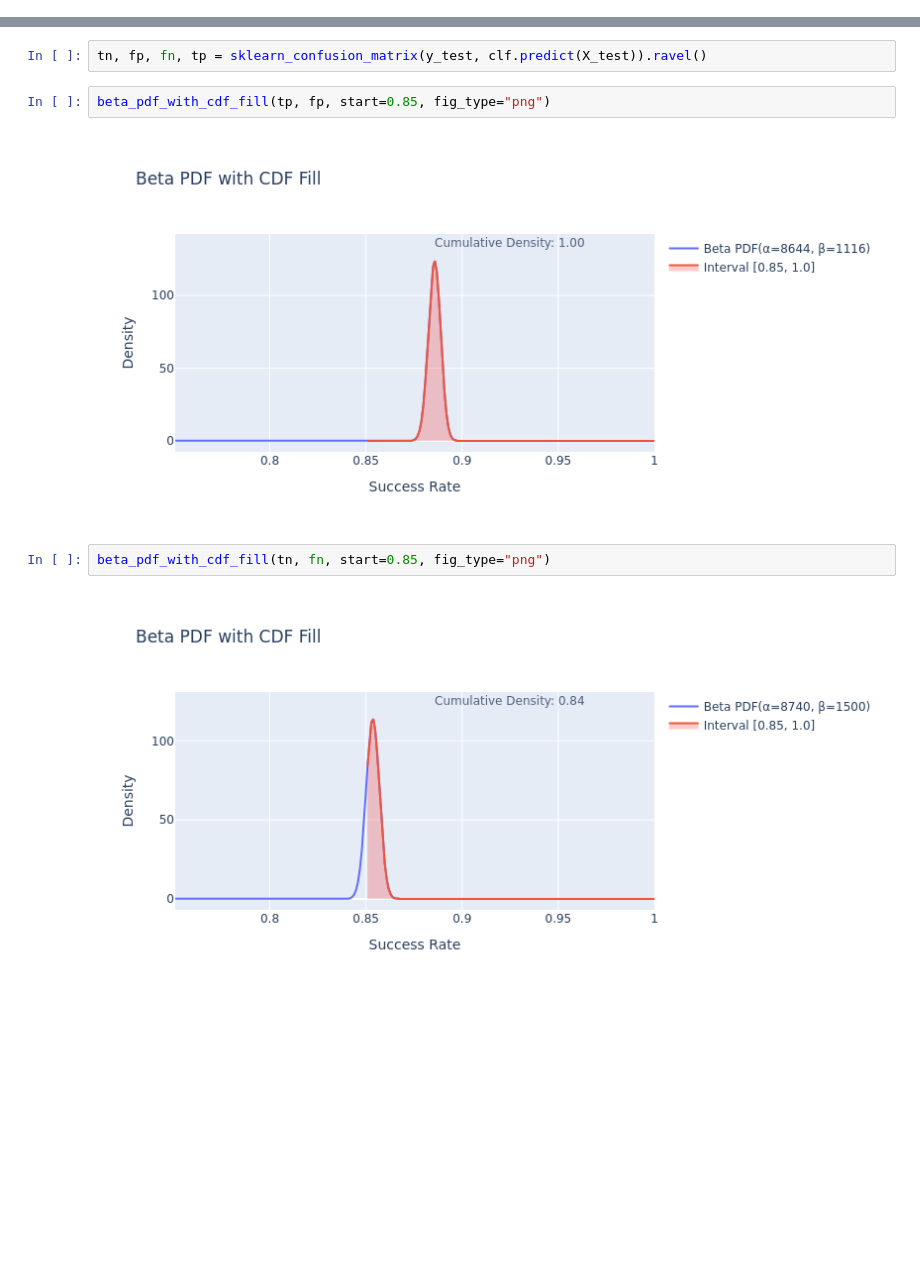
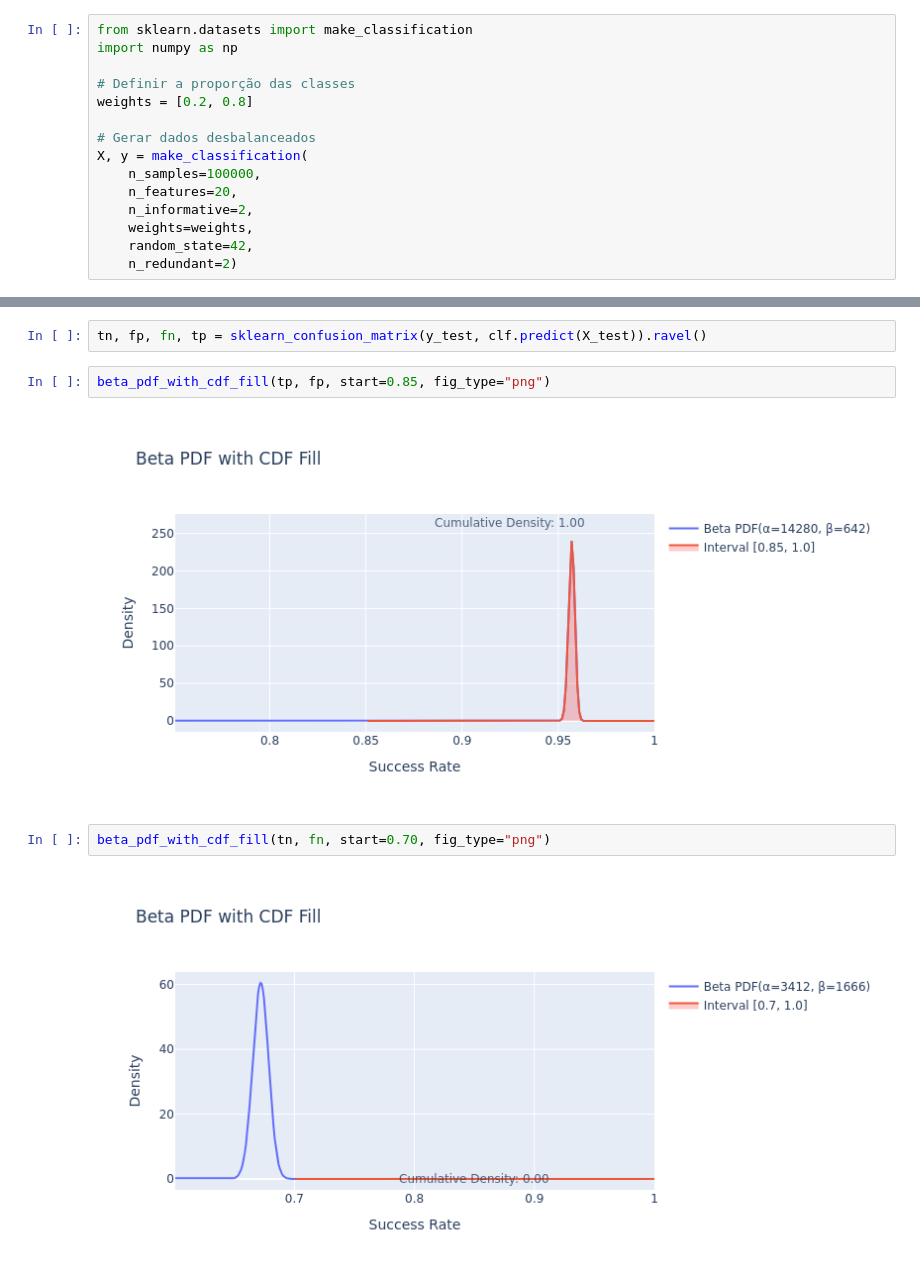
Before and after one commit to HeyLucasLeao/cp-study, a Jupyter notebook: cp.ipynb, the cells around one changed output, grey strips where cells are left out. Cells and saved outputs as stored; diff of their text form; blank space fills up the shorter version.

Commit message:
♻️ make_classification being more imbalanced

```diff
--- a/cp.ipynb
+++ b/cp.ipynb
@@ -12,6 +12,21 @@ warnings.filterwarnings("ignore", category=RuntimeWarning, module="venn_abers")
 # %%
 # Gerar um conjunto de dados de classificação
 X, y = make_classification(n_samples=100000, n_features=20, random_state=42)
+# %%
+from sklearn.datasets import make_classification
+import numpy as np
+
+# Definir a proporção das classes
+weights = [0.2, 0.8]
+
+# Gerar dados desbalanceados
+X, y = make_classification(
+    n_samples=100000,
+    n_features=20,
+    n_informative=2,
+    weights=weights,
+    random_state=42,
+    n_redundant=2)
 # %%
 # Dividir os dados em conjuntos de treinamento, calibração e teste
 X_train, X_test, y_train, y_test = train_test_split(X, y, test_size=0.2, random_state=42)
@@ -91,8 +107,8 @@ tn, fp, fn, tp = sklearn_confusion_matrix(y_test, clf.predict(X_test)).ravel()
 # %%
 beta_pdf_with_cdf_fill(tp, fp, start=0.85, fig_type="png")
 # %% [output]
-[figure, old version]
+[figure, new version]
 # %%
-beta_pdf_with_cdf_fill(tn, fn, start=0.85, fig_type="png")
+beta_pdf_with_cdf_fill(tn, fn, start=0.70, fig_type="png")
 # %% [output]
-[figure, old version]
+[figure, new version]
```
Also changed, not shown: parts of 13 cells of this notebook, 1 other file.
